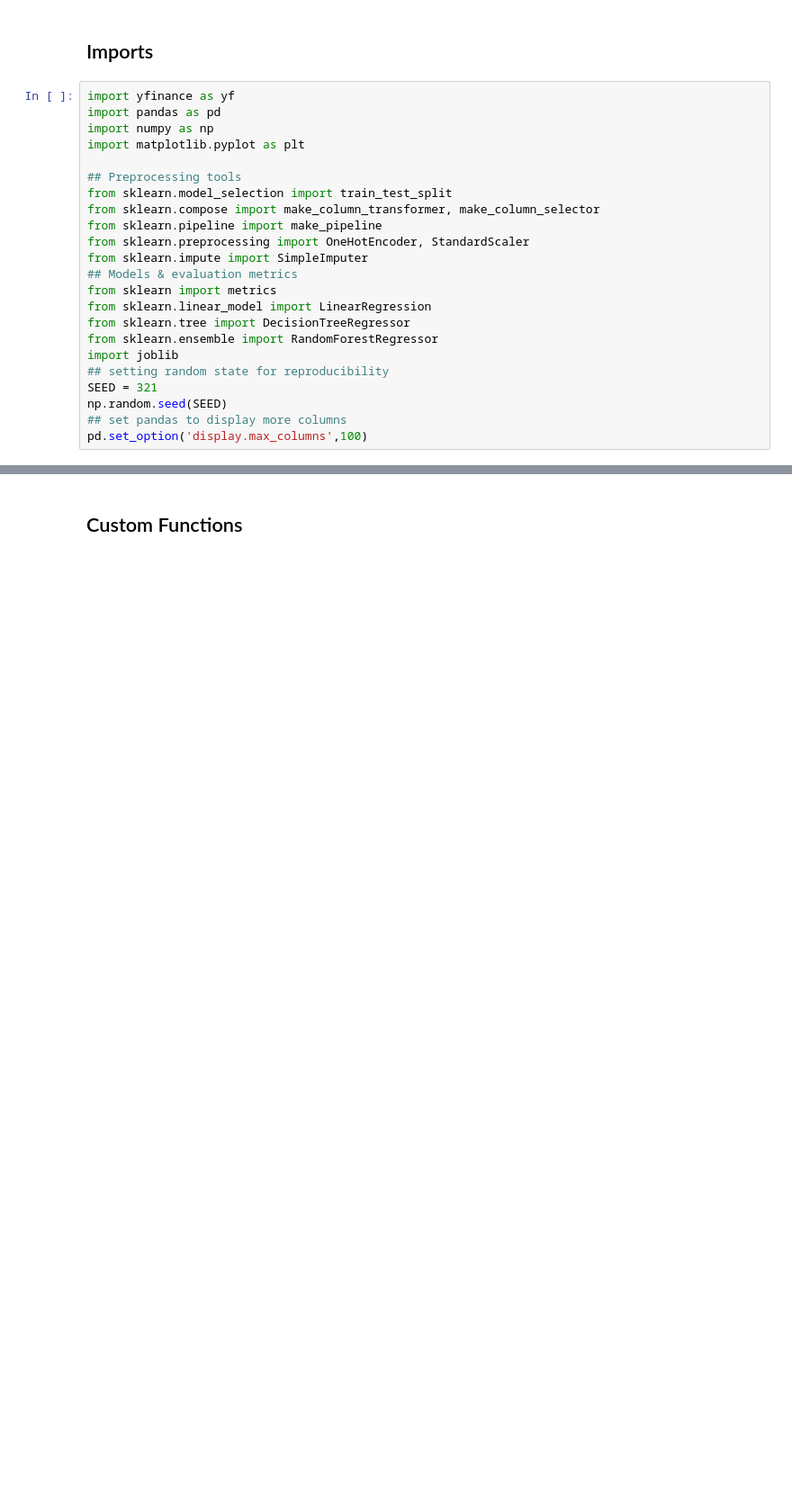
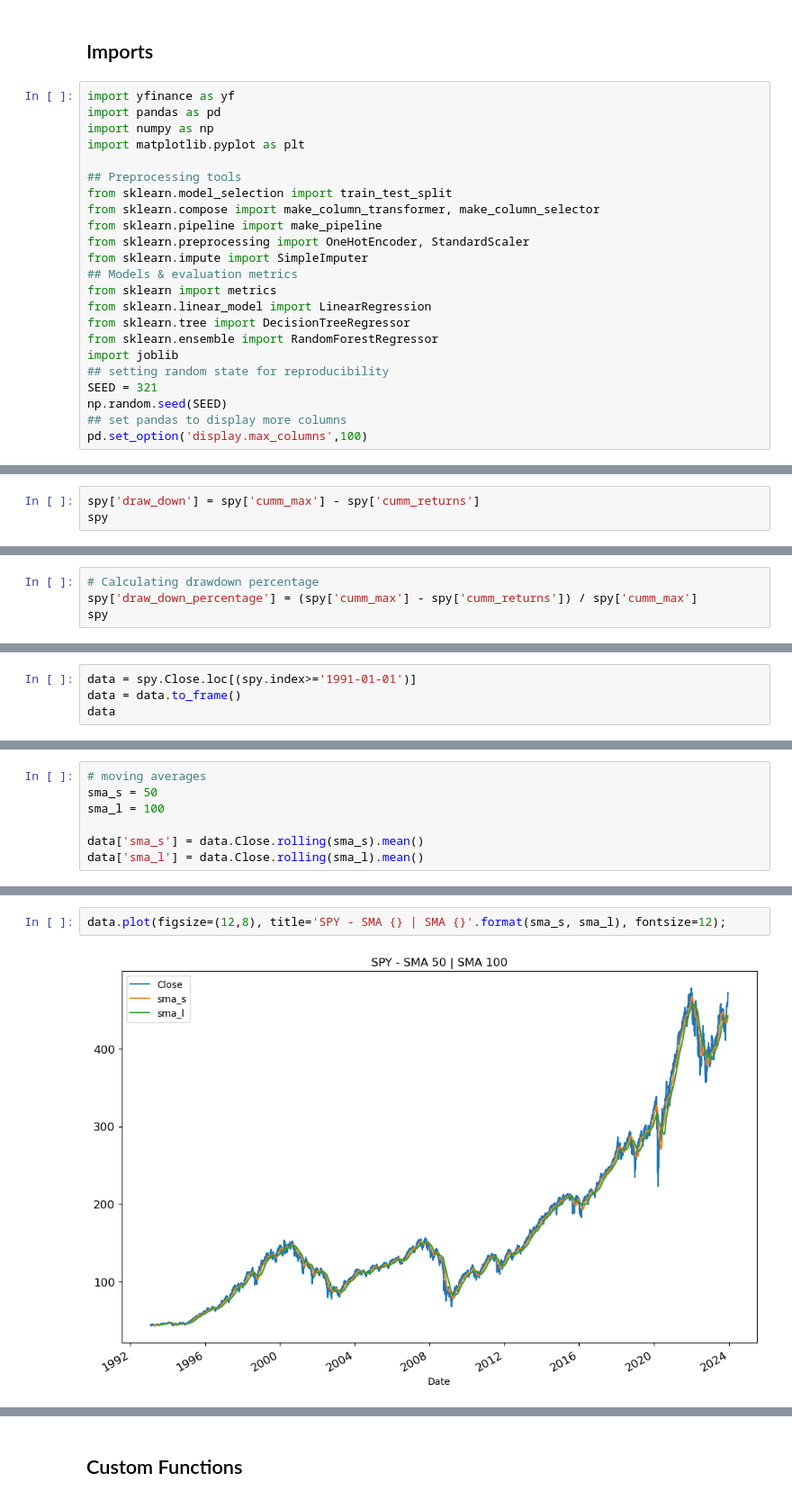
Before and after one commit to chrishunt11/Algorithmic_Trading_Python, a Jupyter notebook: Stock Predictions.ipynb, the cells around one changed output, grey strips where cells are left out. Shown: that part at 90% size. Saved outputs shown, nothing was run; the diff lists cells and outputs as text; blank space fills up the shorter version.

```diff
--- a/Stock Predictions.ipynb
+++ b/Stock Predictions.ipynb
@@ -77,0 +175,3 @@ df.describe()
+# %%
+spy['draw_down'] = spy['cumm_max'] - spy['cumm_returns']
+spy
@@ -77,0 +218,4 @@ df.describe()
+# %%
+# Calculating drawdown percentage
+spy['draw_down_percentage'] = (spy['cumm_max'] - spy['cumm_returns']) / spy['cumm_max']
+spy
@@ -77,0 +265,4 @@ df.describe()
+# %%
+data = spy.Close.loc[(spy.index>='1991-01-01')]
+data = data.to_frame()
+data
@@ -77,0 +284,7 @@ df.describe()
+# %%
+# moving averages
+sma_s = 50
+sma_l = 100
+
+data['sma_s'] = data.Close.rolling(sma_s).mean()
+data['sma_l'] = data.Close.rolling(sma_l).mean()
@@ -77,0 +308,4 @@ df.describe()
+# %%
+data.plot(figsize=(12,8), title='SPY - SMA {} | SMA {}'.format(sma_s, sma_l), fontsize=12);
+# %% [output]
+[figure, added]
```
Also changed, not shown: parts of 62 cells of this notebook, 2 other files.
